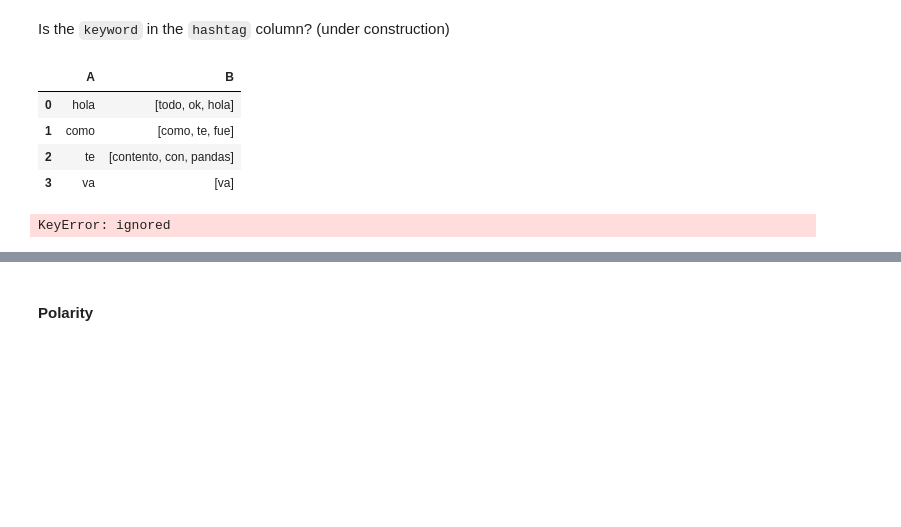
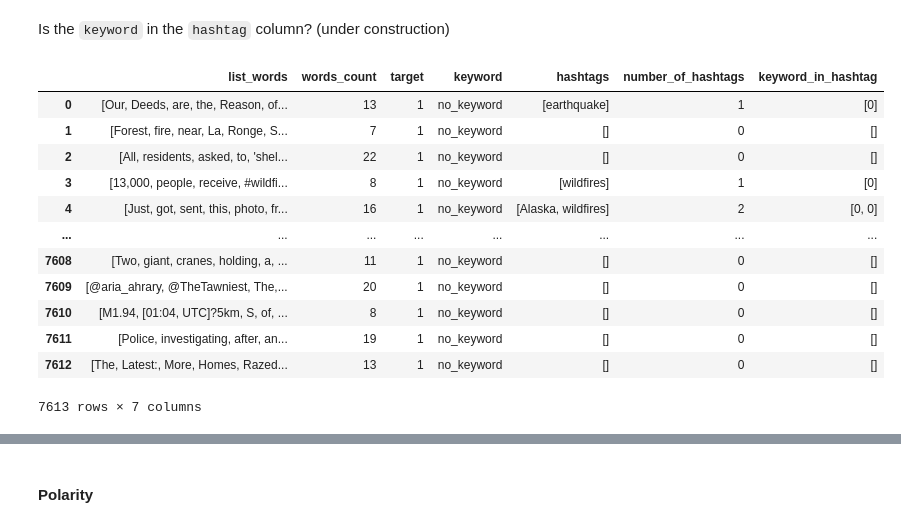
Before and after one commit to Ignacio-Ibarra/NLP-Disasters, a Jupyter notebook: tp1_nlp_disasters.ipynb, the cells around one changed output, grey strips where cells are left out. Drawn from its saved outputs; the diff is of its cells as text; code cells hidden in the pictures; blank space fills up the shorter version.

```diff
--- a/tp1_nlp_disasters.ipynb
+++ b/tp1_nlp_disasters.ipynb
@@ -696,40 +747,0 @@ def row_column_A_is_any_of_list_of_column_B(C,CL):
-# %%
-s=pd.DataFrame({'A':['hola', 'como', 'te', 'va'], 'B':[['todo', 'ok', 'hola'],['como', 'te', 'fue'],['contento', 'con', 'pandas'],['va']]})
-s
-# %% [output]
-|  | A | B |
-| 0 | hola | [todo, ok, hola] |
-| 1 | como | [como, te, fue] |
-| 2 | te | [contento, con, pandas] |
-| 3 | va | [va] |
-# %%
-def func(C,CL):
-  i=0
-  listaA=[]
-  listaB=[]
-  C=list(C)
-  CL=list(CL)
-  while i<len(C[i]):    #C[i] is the element of i-row in column C
-    j=0
-    while j<len(CL[i]):   #CL[i] is the element of i-row in column CL
-      if C[i] == CL[i][j]:
-        listaA.append(1)
-      else:
-        listaA.append(0)
-      j=j+1
-      return listaA
-    i=i+1
-    return listaB.append(listaA)
-# %%
-listaA=[]
-listaB=[]
-for i in s['A']:
-  for j in s['B'][i]:
-    if s['A'][i] == s['B'][i][j]:
-      listaA.append(1)
-    else:
-      listaA.append(0)
-    listaB.append(listaA)
-s['C']=listaB
-# %% [output]
-KeyError: ignored
@@ -735,0 +758,18 @@ KeyError: ignored
+# %%
+#Creating a new column of binary lists that indicates if the keyword is in the hashtags
+text_df['keyword_in_hashtag']=text_df.apply(lambda x: func(x.keyword,x.hashtags), axis=1)
+text_df
+# %% [output]
+|  | list_words | words_count | target | keyword | hashtags | number_of_hashtags | keyword_in_hashtag |
+| 0 | [Our, Deeds, are, the, Reason, of... | 13 | 1 | no_keyword | [earthquake] | 1 | [0] |
+| 1 | [Forest, fire, near, La, Ronge, S... | 7 | 1 | no_keyword | [] | 0 | [] |
+| 2 | [All, residents, asked, to, 'shel... | 22 | 1 | no_keyword | [] | 0 | [] |
+| 3 | [13,000, people, receive, #wildfi... | 8 | 1 | no_keyword | [wildfires] | 1 | [0] |
+| 4 | [Just, got, sent, this, photo, fr... | 16 | 1 | no_keyword | [Alaska, wildfires] | 2 | [0, 0] |
+| ... | ... | ... | ... | ... | ... | ... | ... |
+| 7608 | [Two, giant, cranes, holding, a, ... | 11 | 1 | no_keyword | [] | 0 | [] |
+| 7609 | [@aria_ahrary, @TheTawniest, The,... | 20 | 1 | no_keyword | [] | 0 | [] |
+| 7610 | [M1.94, [01:04, UTC]?5km, S, of, ... | 8 | 1 | no_keyword | [] | 0 | [] |
+| 7611 | [Police, investigating, after, an... | 19 | 1 | no_keyword | [] | 0 | [] |
+| 7612 | [The, Latest:, More, Homes, Razed... | 13 | 1 | no_keyword | [] | 0 | [] |
+7613 rows × 7 columns
```
Also changed, not shown: parts of 28 cells of this notebook.
